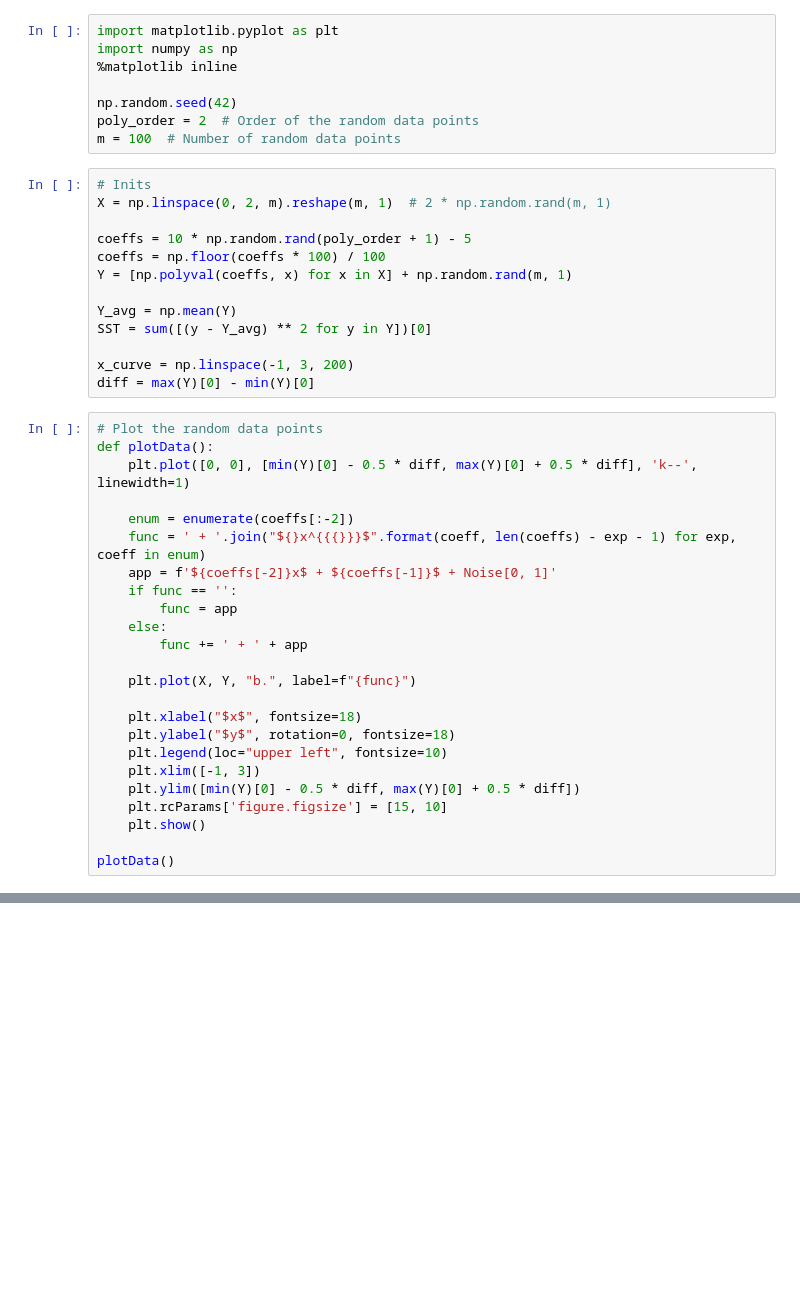
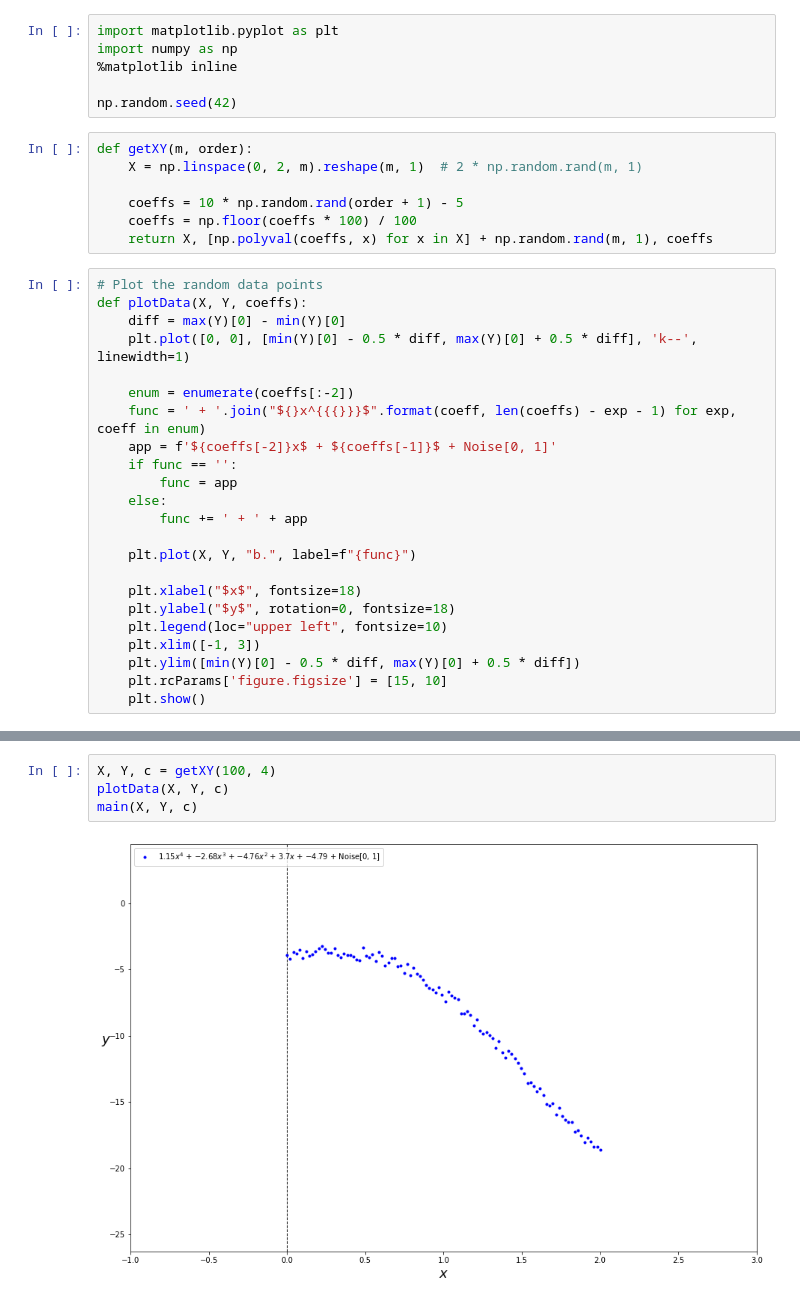
Before and after one commit to Ryan-Finn/Machine-Learning, a Jupyter notebook: PolyRegression.ipynb, the cells around one changed output, grey strips where cells are left out. Cells and saved outputs as stored; diff of their text form; blank space fills up the shorter version.

```diff
--- a/PolyRegression.ipynb
+++ b/PolyRegression.ipynb
@@ -4,24 +4,17 @@ import numpy as np
 %matplotlib inline
 
 np.random.seed(42)
-poly_order = 2  # Order of the random data points
-m = 100  # Number of random data points
-# %%
-# Inits
-X = np.linspace(0, 2, m).reshape(m, 1)  # 2 * np.random.rand(m, 1)
-
-coeffs = 10 * np.random.rand(poly_order + 1) - 5
-coeffs = np.floor(coeffs * 100) / 100
-Y = [np.polyval(coeffs, x) for x in X] + np.random.rand(m, 1)
-
-Y_avg = np.mean(Y)
-SST = sum([(y - Y_avg) ** 2 for y in Y])[0]
-
-x_curve = np.linspace(-1, 3, 200)
-diff = max(Y)[0] - min(Y)[0]
+# %%
+def getXY(m, order):
+    X = np.linspace(0, 2, m).reshape(m, 1)  # 2 * np.random.rand(m, 1)
+
+    coeffs = 10 * np.random.rand(order + 1) - 5
+    coeffs = np.floor(coeffs * 100) / 100
+    return X, [np.polyval(coeffs, x) for x in X] + np.random.rand(m, 1), coeffs
 # %%
 # Plot the random data points
-def plotData():
+def plotData(X, Y, coeffs):
+    diff = max(Y)[0] - min(Y)[0]
     plt.plot([0, 0], [min(Y)[0] - 0.5 * diff, max(Y)[0] + 0.5 * diff], 'k--', linewidth=1)
 
     enum = enumerate(coeffs[:-2])
@@ -41,5 +34,3 @@ def plotData():
     plt.ylim([min(Y)[0] - 0.5 * diff, max(Y)[0] + 0.5 * diff])
     plt.rcParams['figure.figsize'] = [15, 10]
     plt.show()
-
-plotData()
@@ -78,0 +78,6 @@ plotData()
+# %%
+X, Y, c = getXY(100, 4)
+plotData(X, Y, c)
+main(X, Y, c)
+# %% [output]
+[figure, added]
```
Also changed, not shown: parts of 4 cells of this notebook.
